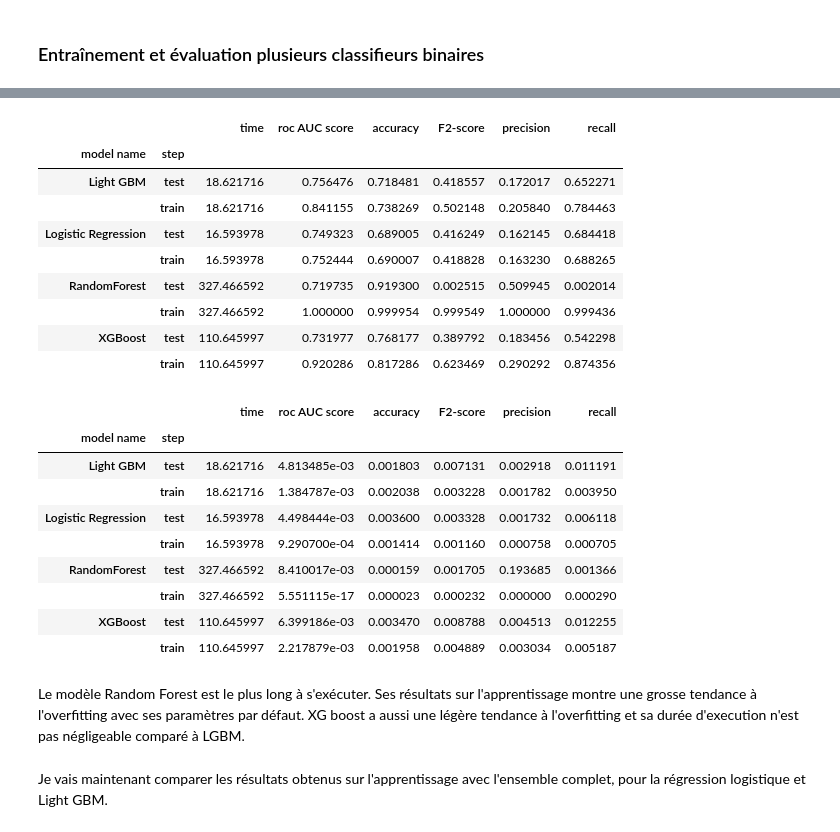
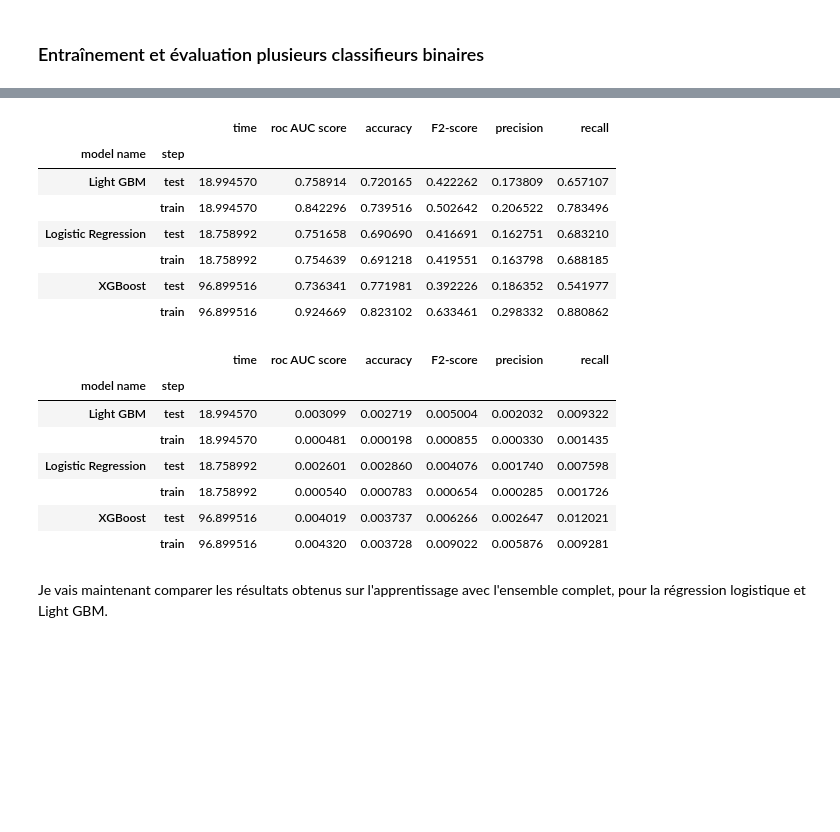
Before and after one commit to herospiki/OC, a Jupyter notebook: training_and_optimisation.ipynb, the cells around one changed output, grey strips where cells are left out. Drawn from its saved outputs; the diff is of its cells as text; code cells hidden in the pictures; blank space fills up the shorter version.

Commit message:
Update cleaning and training

```diff
--- a/training_and_optimisation.ipynb
+++ b/training_and_optimisation.ipynb
@@ -50,7 +50,7 @@ warnings.filterwarnings("ignore")
 # %% [markdown]
 Chargement des données
 # %%
-data = pd.read_pickle('data_to_train.pkl')
+data = pd.read_pickle('../../gen_data/data_to_train.pkl')
 data = data.rename(columns = lambda x:re.sub('[^A-Za-z0-9_]+', '', x))
 # %%
 @pf.register_dataframe_method
@@ -196,12 +184,18 @@ def train_and_evaluate(X, y, with_smote=False, worf = False):
             ('XGBoost', XGBClassifier(scale_pos_weight=scale_pos_weight)),
             ('Light GBM', LGBMClassifier(objective='binary', scale_pos_weight=scale_pos_weight))
             ]
-    if (worf == True) :
+    if with_smote & worf :
         classifiers = [
             ('Logistic Regression', LogisticRegression()),
             ('XGBoost', XGBClassifier()),
             ('Light GBM', LGBMClassifier(objective='binary'))
-        ]
+            ]
+    if ((with_smote == False) and (worf == True)) :
+        classifiers =  [
+            ('Logistic Regression', LogisticRegression(class_weight='balanced')),
+            ('XGBoost', XGBClassifier(scale_pos_weight=scale_pos_weight)),
+            ('Light GBM', LGBMClassifier(objective='binary', scale_pos_weight=scale_pos_weight))
+            ]
 
     skfolds = StratifiedKFold(n_splits=5, shuffle=True, random_state=100)
 
@@ -251,5 +332,5 @@ def train_and_evaluate(X, y, with_smote=False, worf = False):
 # %%
-scores_df, table_scores = train_and_evaluate(X_sample, y_sample, with_smote=False)
+scores_df, table_scores = train_and_evaluate(X_sample, y_sample, with_smote=False, worf=True)
 # %% [output]
 Logistic Regression
 ===============================
@@ -306,39 +374,33 @@ Light GBM -- fold n°4
 # %%
 mean_scores_df = scores_df.groupby(by=['model name', 'step']).agg(
     {'time': sum, 'roc AUC score': 'mean', 'accuracy': 'mean', 'F2-score': 'mean', 'precision': 'mean', 'recall': 'mean'})
 
-mean_scores_df.to_pickle('half_data_class_weight_scores_df.pkl')
+mean_scores_df.to_pickle('../../gen_data/half_data_class_without_smote_scores_df.pkl')
 mean_scores_df
 # %% [output]
 |  |  | time | roc AUC score | accuracy | F2-score | precision | recall |
 | model name | step |  |  |  |  |  |  |
-| Light GBM | test | 18.621716 | 0.756476 | 0.718481 | 0.418557 | 0.172017 | 0.652271 |
-|  | train | 18.621716 | 0.841155 | 0.738269 | 0.502148 | 0.205840 | 0.784463 |
-| Logistic Regression | test | 16.593978 | 0.749323 | 0.689005 | 0.416249 | 0.162145 | 0.684418 |
-|  | train | 16.593978 | 0.752444 | 0.690007 | 0.418828 | 0.163230 | 0.688265 |
-| RandomForest | test | 327.466592 | 0.719735 | 0.919300 | 0.002515 | 0.509945 | 0.002014 |
-|  | train | 327.466592 | 1.000000 | 0.999954 | 0.999549 | 1.000000 | 0.999436 |
-| XGBoost | test | 110.645997 | 0.731977 | 0.768177 | 0.389792 | 0.183456 | 0.542298 |
-|  | train | 110.645997 | 0.920286 | 0.817286 | 0.623469 | 0.290292 | 0.874356 |
+| Light GBM | test | 18.994570 | 0.758914 | 0.720165 | 0.422262 | 0.173809 | 0.657107 |
+|  | train | 18.994570 | 0.842296 | 0.739516 | 0.502642 | 0.206522 | 0.783496 |
+| Logistic Regression | test | 18.758992 | 0.751658 | 0.690690 | 0.416691 | 0.162751 | 0.683210 |
+|  | train | 18.758992 | 0.754639 | 0.691218 | 0.419551 | 0.163798 | 0.688185 |
+| XGBoost | test | 96.899516 | 0.736341 | 0.771981 | 0.392226 | 0.186352 | 0.541977 |
+|  | train | 96.899516 | 0.924669 | 0.823102 | 0.633461 | 0.298332 | 0.880862 |
 # %%
 std_scores_df = scores_df.groupby(by=['model name', 'step']).agg(
     {'time': sum, 'roc AUC score': 'std', 'accuracy': 'std', 'F2-score': 'std', 'precision': 'std', 'recall': 'std'})
 
-std_scores_df.to_pickle('half_data_class_weight_std_scores_df.pkl')
+std_scores_df.to_pickle('../../gen_data/half_data_class_without_smote_std_scores_df.pkl')
 std_scores_df
 # %% [output]
 |  |  | time | roc AUC score | accuracy | F2-score | precision | recall |
 | model name | step |  |  |  |  |  |  |
-| Light GBM | test | 18.621716 | 4.813485e-03 | 0.001803 | 0.007131 | 0.002918 | 0.011191 |
-|  | train | 18.621716 | 1.384787e-03 | 0.002038 | 0.003228 | 0.001782 | 0.003950 |
-| Logistic Regression | test | 16.593978 | 4.498444e-03 | 0.003600 | 0.003328 | 0.001732 | 0.006118 |
-|  | train | 16.593978 | 9.290700e-04 | 0.001414 | 0.001160 | 0.000758 | 0.000705 |
-| RandomForest | test | 327.466592 | 8.410017e-03 | 0.000159 | 0.001705 | 0.193685 | 0.001366 |
-|  | train | 327.466592 | 5.551115e-17 | 0.000023 | 0.000232 | 0.000000 | 0.000290 |
-| XGBoost | test | 110.645997 | 6.399186e-03 | 0.003470 | 0.008788 | 0.004513 | 0.012255 |
-|  | train | 110.645997 | 2.217879e-03 | 0.001958 | 0.004889 | 0.003034 | 0.005187 |
+| Light GBM | test | 18.994570 | 0.003099 | 0.002719 | 0.005004 | 0.002032 | 0.009322 |
+|  | train | 18.994570 | 0.000481 | 0.000198 | 0.000855 | 0.000330 | 0.001435 |
+| Logistic Regression | test | 18.758992 | 0.002601 | 0.002860 | 0.004076 | 0.001740 | 0.007598 |
+|  | train | 18.758992 | 0.000540 | 0.000783 | 0.000654 | 0.000285 | 0.001726 |
+| XGBoost | test | 96.899516 | 0.004019 | 0.003737 | 0.006266 | 0.002647 | 0.012021 |
+|  | train | 96.899516 | 0.004320 | 0.003728 | 0.009022 | 0.005876 | 0.009281 |
-# %% [markdown]
-Le modèle Random Forest est le plus long à s'exécuter. Ses résultats sur l'apprentissage montre une grosse tendance à l'overfitting avec ses paramètres par défaut. XG boost a aussi une légère tendance à l'overfitting et sa durée d'execution n'est pas négligeable comparé à LGBM.
 # %% [markdown]
 Je vais maintenant comparer les résultats obtenus sur l'apprentissage avec l'ensemble complet, pour la régression logistique et Light GBM.
 # %%
```
Also changed, not shown: parts of 21 cells of this notebook, 1 other file.
